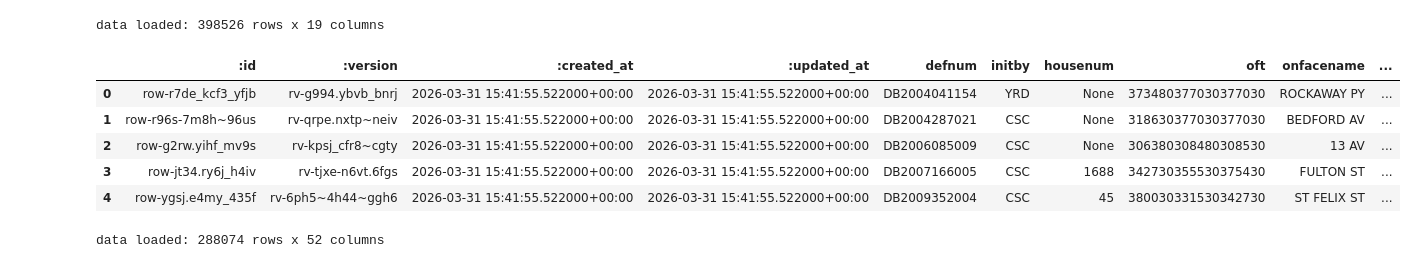
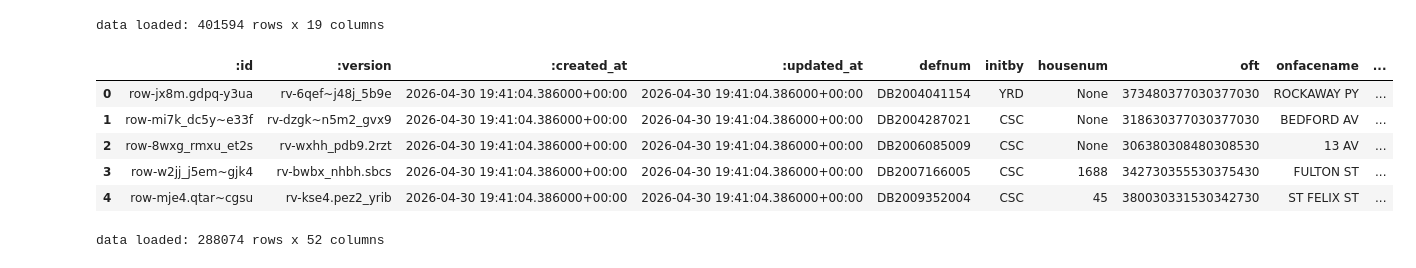
Before and after one commit to mpkhinda/nyc-pothole-politics-analysis, a Jupyter notebook: notebooks/year_over_year_analysis.ipynb, the cells around one changed output. Saved outputs shown, nothing was run; the diff lists cells and outputs as text; code cells hidden in the pictures.

```diff
--- a/notebooks/year_over_year_analysis.ipynb
+++ b/notebooks/year_over_year_analysis.ipynb
@@ -7,18 +7,18 @@ import matplotlib.pyplot as plt
 import matplotlib.dates as mdates
 # %%
 # Load pothole work order data
-potholes = gpd.read_file("../data/raw/Street_Pothole_Work_Orders_Closed.geojson")
+potholes = gpd.read_file("../data/raw/Street_Pothole_Work_Orders_-_Closed_(Dataset).geojson")
 
 print(f"data loaded: {len(potholes)} rows x {len(potholes.columns)} columns")
 potholes.head()
 # %% [output]
-data loaded: 398526 rows x 19 columns
+data loaded: 401594 rows x 19 columns
 |  | :id | :version | :created_at | :updated_at | defnum | initby | housenum | oft | onfacename | ... |
-| 0 | row-r7de_kcf3_yfjb | rv-g994.ybvb_bnrj | 2026-03-31 15:41:55.522000+00:00 | 2026-03-31 15:41:55.522000+00:00 | DB2004041154 | YRD | None | 373480377030377030 | ROCKAWAY PY | ... |
-| 1 | row-r96s-7m8h~96us | rv-qrpe.nxtp~neiv | 2026-03-31 15:41:55.522000+00:00 | 2026-03-31 15:41:55.522000+00:00 | DB2004287021 | CSC | None | 318630377030377030 | BEDFORD AV | ... |
-| 2 | row-g2rw.yihf_mv9s | rv-kpsj_cfr8~cgty | 2026-03-31 15:41:55.522000+00:00 | 2026-03-31 15:41:55.522000+00:00 | DB2006085009 | CSC | None | 306380308480308530 | 13 AV | ... |
-| 3 | row-jt34.ry6j_h4iv | rv-tjxe-n6vt.6fgs | 2026-03-31 15:41:55.522000+00:00 | 2026-03-31 15:41:55.522000+00:00 | DB2007166005 | CSC | 1688 | 342730355530375430 | FULTON ST | ... |
-| 4 | row-ygsj.e4my_435f | rv-6ph5~4h44~ggh6 | 2026-03-31 15:41:55.522000+00:00 | 2026-03-31 15:41:55.522000+00:00 | DB2009352004 | CSC | 45 | 380030331530342730 | ST FELIX ST | ... |
+| 0 | row-jx8m.gdpq-y3ua | rv-6qef~j48j_5b9e | 2026-04-30 19:41:04.386000+00:00 | 2026-04-30 19:41:04.386000+00:00 | DB2004041154 | YRD | None | 373480377030377030 | ROCKAWAY PY | ... |
+| 1 | row-mi7k_dc5y~e33f | rv-dzgk~n5m2_gvx9 | 2026-04-30 19:41:04.386000+00:00 | 2026-04-30 19:41:04.386000+00:00 | DB2004287021 | CSC | None | 318630377030377030 | BEDFORD AV | ... |
+| 2 | row-8wxg_rmxu_et2s | rv-wxhh_pdb9.2rzt | 2026-04-30 19:41:04.386000+00:00 | 2026-04-30 19:41:04.386000+00:00 | DB2006085009 | CSC | None | 306380308480308530 | 13 AV | ... |
+| 3 | row-w2jj_j5em~gjk4 | rv-bwbx_nhbh.sbcs | 2026-04-30 19:41:04.386000+00:00 | 2026-04-30 19:41:04.386000+00:00 | DB2007166005 | CSC | 1688 | 342730355530375430 | FULTON ST | ... |
+| 4 | row-mje4.qtar~cgsu | rv-kse4.pez2_yrib | 2026-04-30 19:41:04.386000+00:00 | 2026-04-30 19:41:04.386000+00:00 | DB2009352004 | CSC | 45 | 380030331530342730 | ST FELIX ST | ... |
 # %%
 # Clean pothole work order data and cast data types
 potholes = potholes.drop(columns = [col for col in potholes.columns if col[0] == ":"]) # drop metadata cols
```
Also changed, not shown: parts of 4 cells of this notebook, 1 other file.
